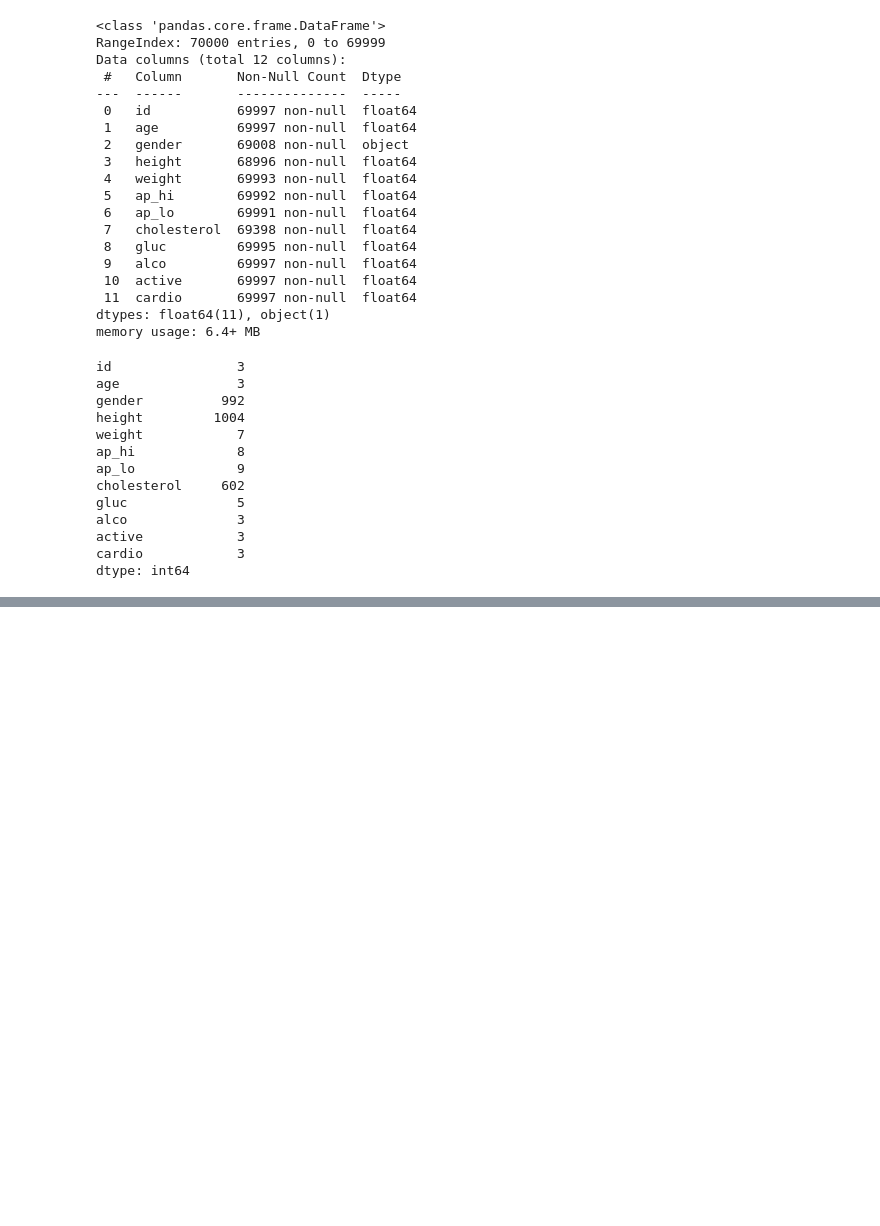
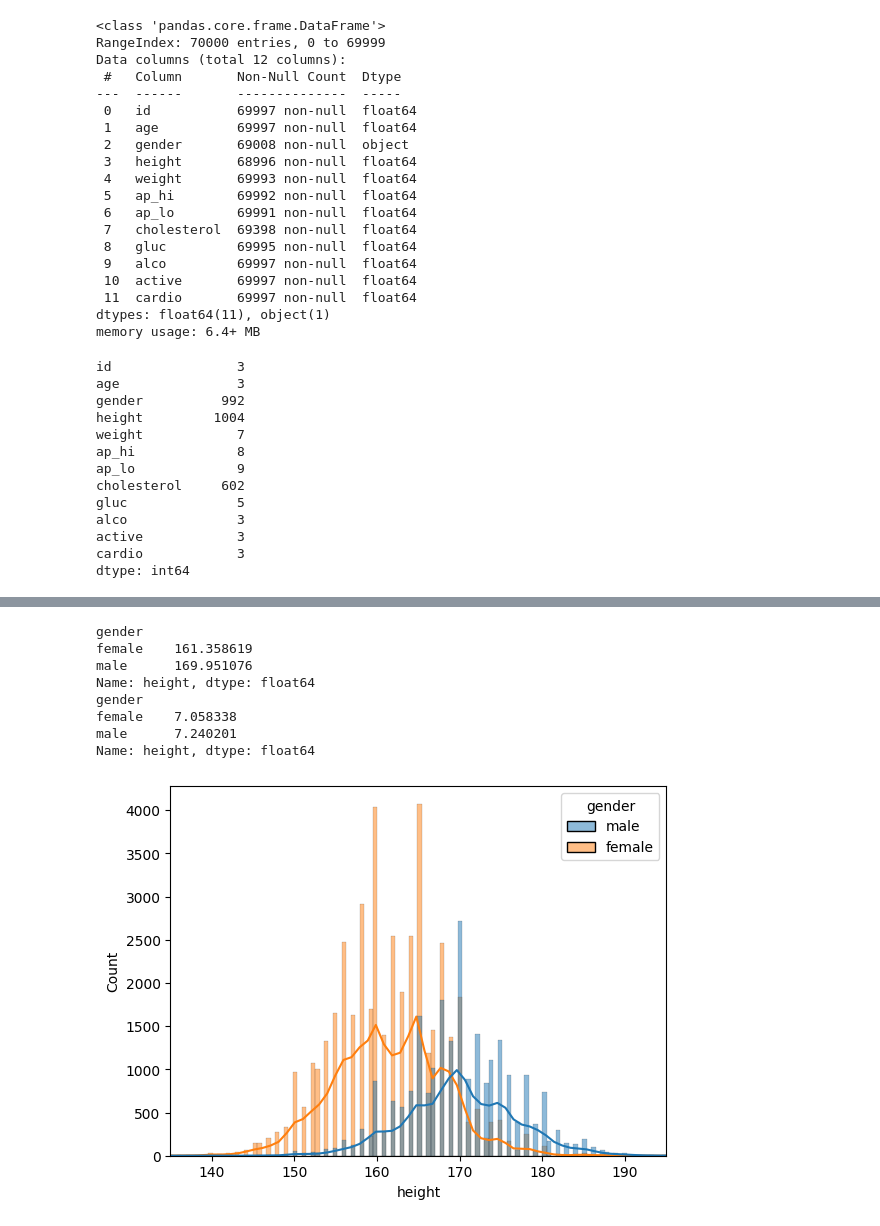
Before and after one commit to Mohammed-Abed-Alkareem/INTELLIGENT-SYSTEMS-LAB, a Jupyter notebook: Exp_2/exp_2.ipynb, the cells around one changed output, grey strips where cells are left out. Cells and saved outputs as stored; diff of their text form; code cells hidden in the pictures; blank space fills up the shorter version.

```diff
--- a/Exp_2/exp_2.ipynb
+++ b/Exp_2/exp_2.ipynb
@@ -677,0 +842,16 @@ print(df_cardio.isnull().any(axis=1).sum())
+# %%
+#Create histograms displaying the distribution of height values based on the gender, and incorporate the actual distribution curve.
+sns.histplot(data=df_cardio, x="height", hue="gender", kde=True)
+plt.xlim([135, 195])
+print(df_cardio.groupby('gender')['height'].mean())
+print(df_cardio.groupby('gender')['height'].std())
+# %% [output]
+gender
+female    161.358619
+male      169.951076
+Name: height, dtype: float64
+gender
+female    7.058338
+male      7.240201
+Name: height, dtype: float64
+[figure, added]
```
Also changed, not shown: parts of 15 cells of this notebook.
